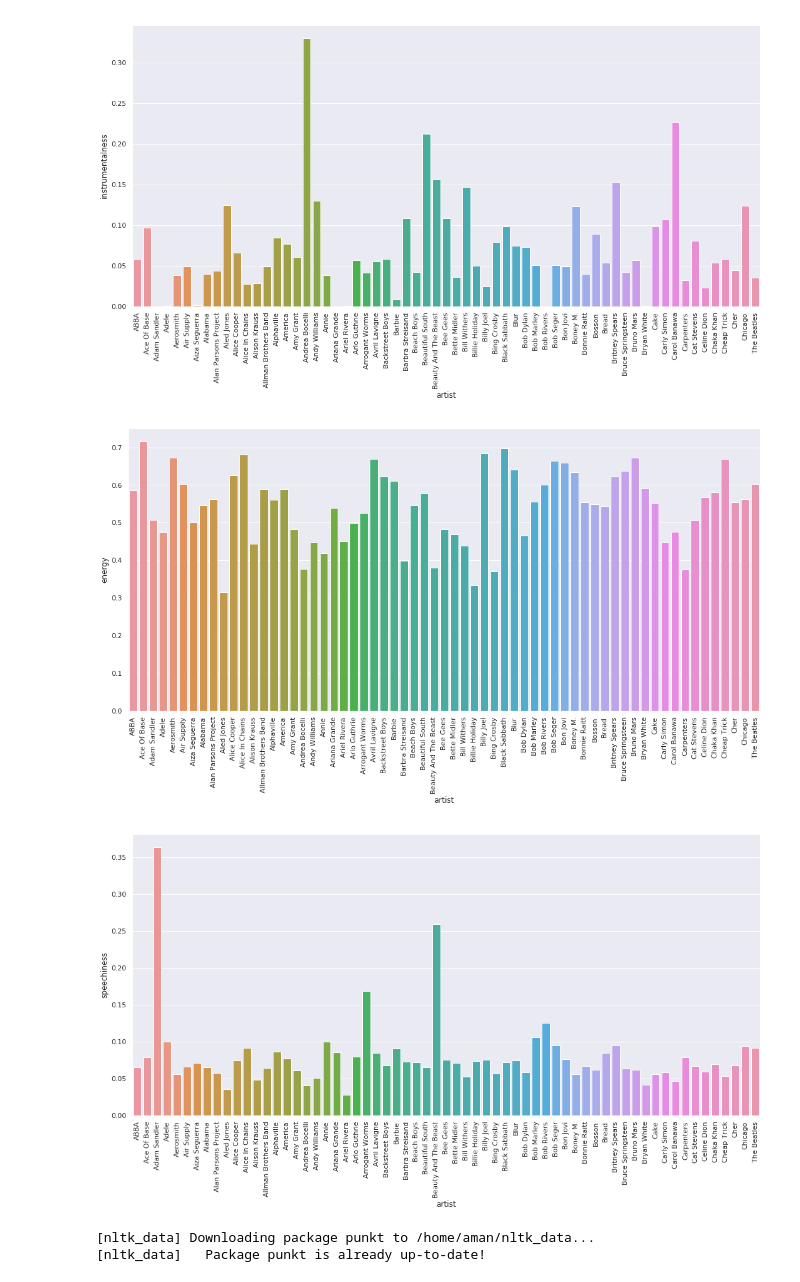
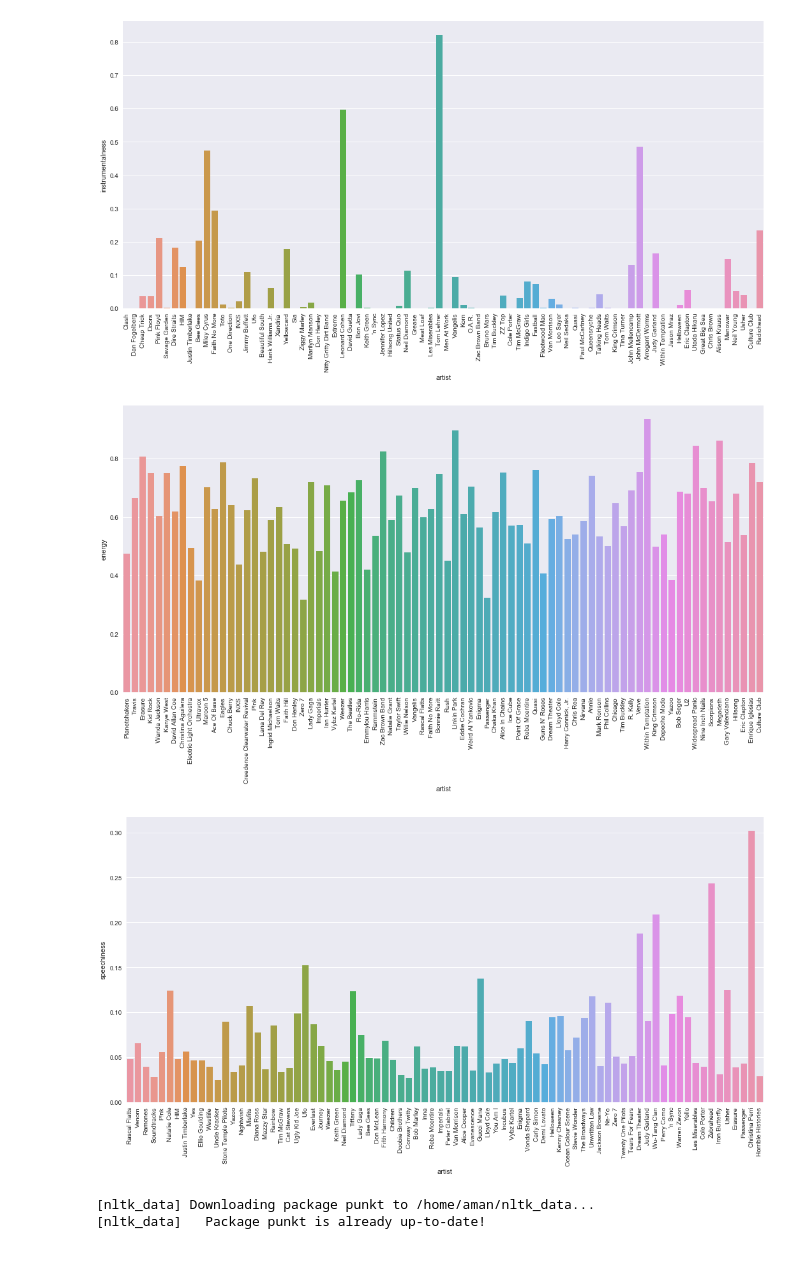
Before and after one commit to sakshijawarani/sys6018-final-project, a Jupyter notebook: eda_audio_features.ipynb, the cells around one changed output. Cells and saved outputs as stored; diff of their text form; code cells hidden in the pictures.

```diff
--- a/eda_audio_features.ipynb
+++ b/eda_audio_features.ipynb
@@ -143,6 +136,6 @@ df_grouped.head()
 # %%
 sns.set(rc={'figure.figsize':(18,8.27)})
-ax = sns.barplot(x="artist", y="danceability", data=df_grouped)
+ax = sns.barplot(x="artist", y="danceability", data=df_grouped.sample(80))
 
 for item in ax.get_xticklabels():
     item.set_rotation(90)
@@ -151,6 +144,6 @@ for item in ax.get_xticklabels():
 # %%
 sns.set(rc={'figure.figsize':(18,8.27)})
-ax = sns.barplot(x="artist", y="loudness", data=df_grouped)
+ax = sns.barplot(x="artist", y="loudness", data=df_grouped.sample(50))
 
 for item in ax.get_xticklabels():
     item.set_rotation(90)
@@ -159,27 +152,27 @@ for item in ax.get_xticklabels():
 # %%
 sns.set(rc={'figure.figsize':(18,8.27)})
-ax = sns.barplot(x="artist", y="instrumentalness", data=df_grouped)
+ax = sns.barplot(x="artist", y="instrumentalness", data=df_grouped.sample(80))
 
 for item in ax.get_xticklabels():
     item.set_rotation(90)
 # %% [output]
-[figure, old version]
+[figure, new version]
 # %%
 sns.set(rc={'figure.figsize':(18,8.27)})
-ax = sns.barplot(x="artist", y="energy", data=df_grouped)
+ax = sns.barplot(x="artist", y="energy", data=df_grouped.sample(80))
 
 for item in ax.get_xticklabels():
     item.set_rotation(90)
 # %% [output]
-[figure, old version]
+[figure, new version]
 # %%
 sns.set(rc={'figure.figsize':(18,8.27)})
-ax = sns.barplot(x="artist", y="speechiness", data=df_grouped)
+ax = sns.barplot(x="artist", y="speechiness", data=df_grouped.sample(80))
 
 for item in ax.get_xticklabels():
     item.set_rotation(90)
 # %% [output]
-[figure, old version]
+[figure, new version]
 # %%
 # Getting sentiment for the sample
 from vaderSentiment.vaderSentiment import SentimentIntensityAnalyzer
```
Also changed, not shown: parts of 11 cells of this notebook, 1 other file.
